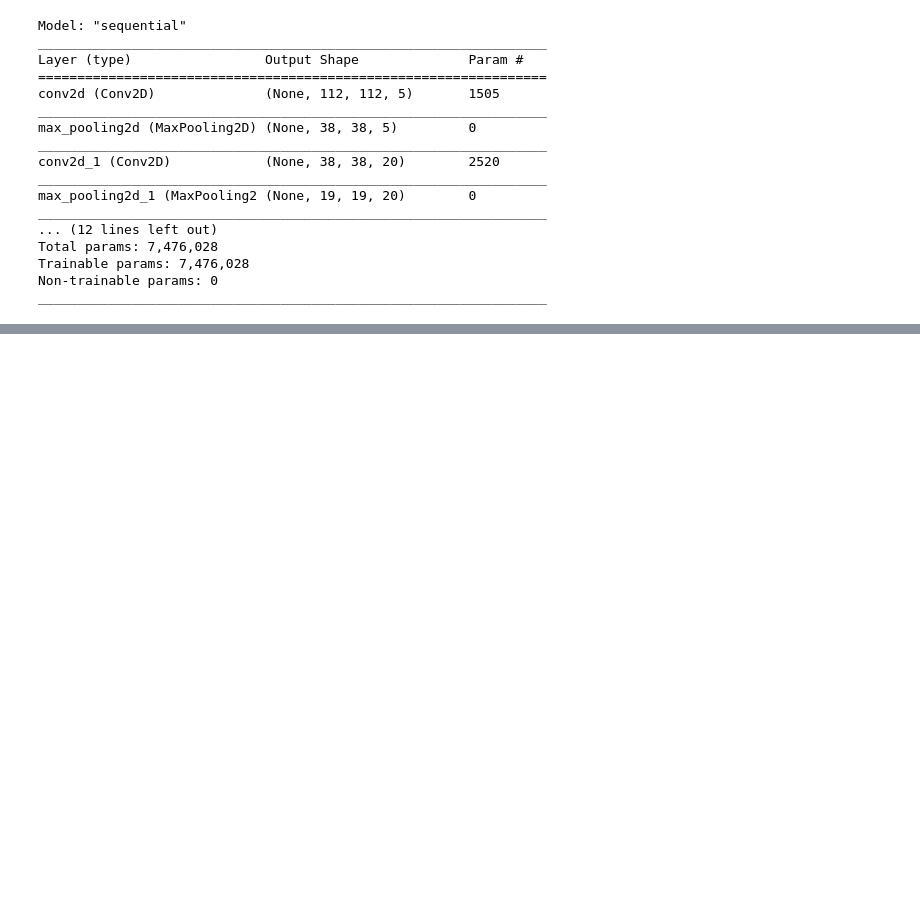
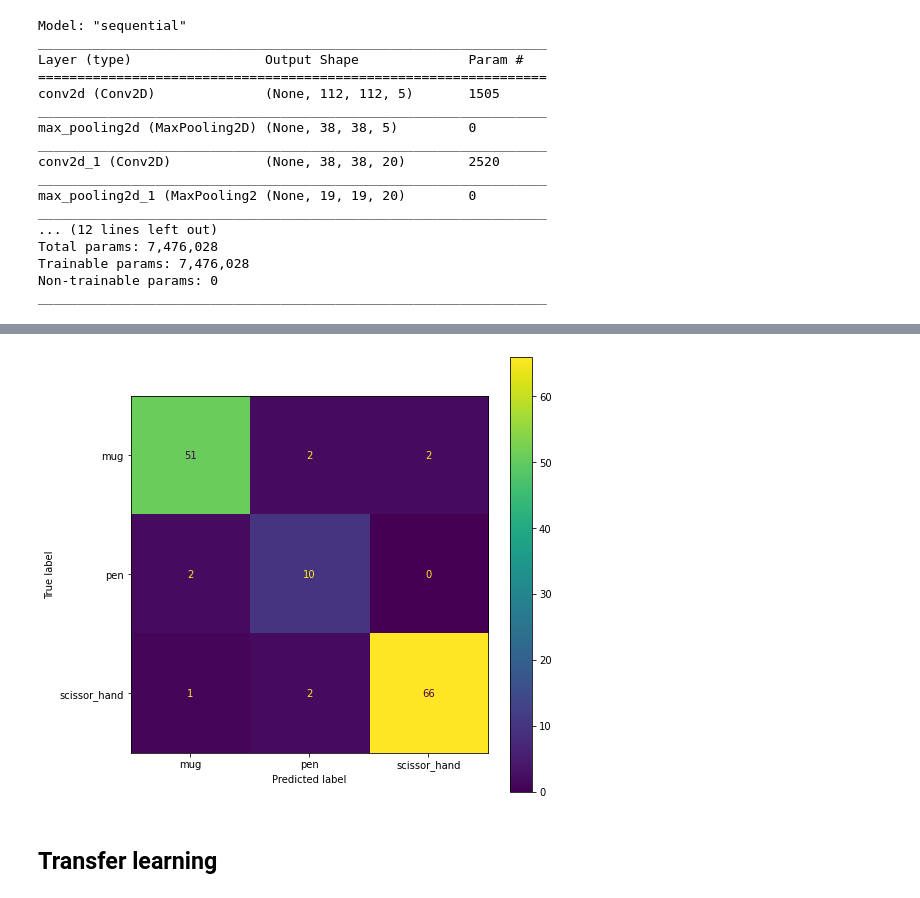
Before and after one commit to the-Hull/p045_spiced_projects, a Jupyter notebook: 09_week/02_project/01_image_recognition.ipynb, the cells around one changed output, grey strips where cells are left out. Drawn from its saved outputs; the diff is of its cells as text; code cells hidden in the pictures; blank space fills up the shorter version.

```diff
--- a/09_week/02_project/01_image_recognition.ipynb
+++ b/09_week/02_project/01_image_recognition.ipynb
@@ -158,0 +162,9 @@ array([2, 2, 2, 2, 2, 2, 2, 2, 2, 2, 2, 2, 2, 2, 2, 2, 2, 2, 2, 2, 2, 2,
+# %%
+plt.rcParams["figure.figsize"] = (8, 8)
+cm = confusion_matrix(y_true=y_test, y_pred=utils.np.argmax(ypred, axis=1))
+disp = ConfusionMatrixDisplay(confusion_matrix=cm, display_labels=utils.np.unique(categories))
+disp.plot();
+# %% [output]
+[figure, added]
+# %% [markdown]
+## Transfer learning
```
Also changed, not shown: parts of 16 cells of this notebook, 1 other file.
